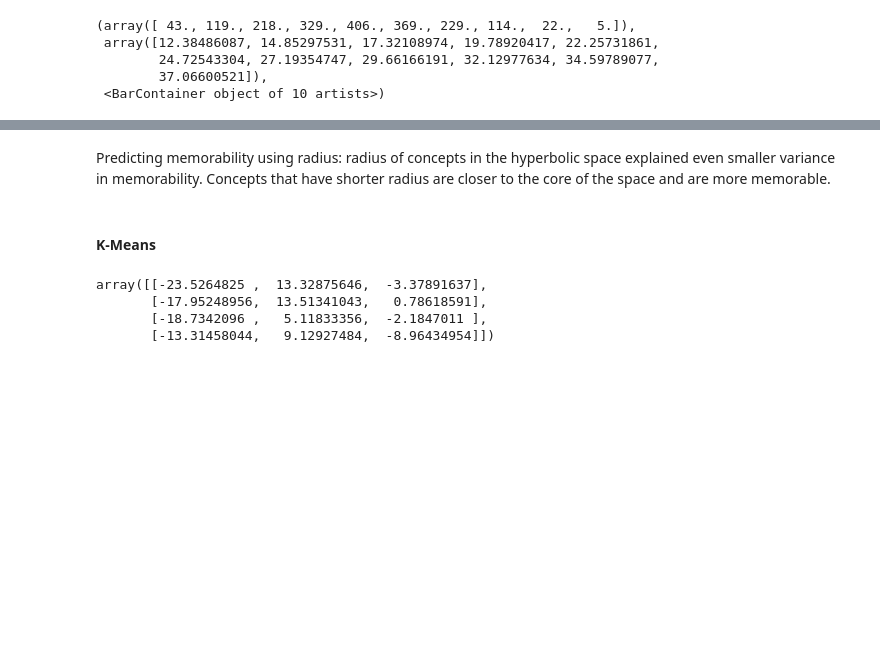
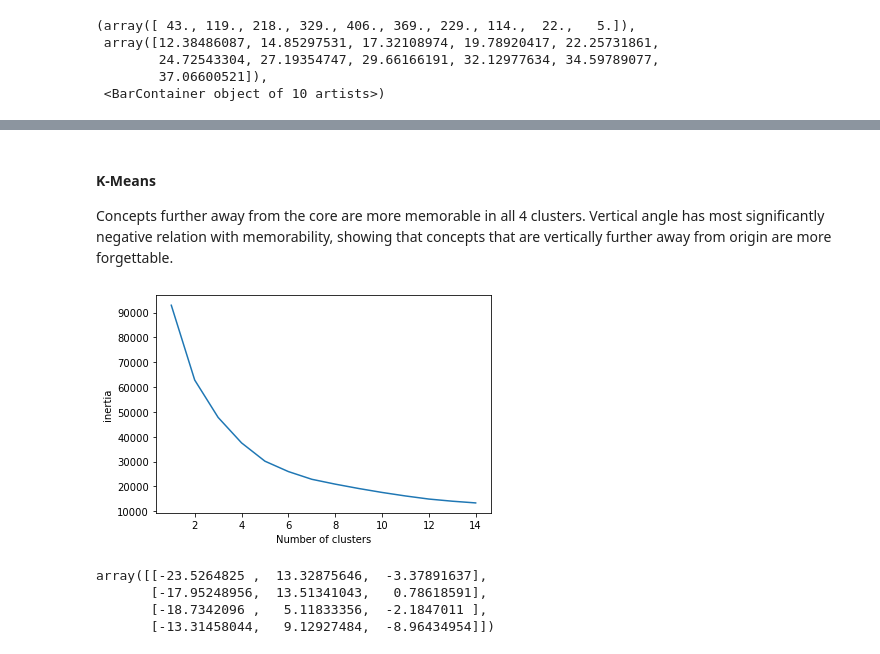
Before and after one commit to Brain-Bridge-Lab/membatross, a Jupyter notebook: membatross_notebook_normalize.ipynb, the cells around one changed output, grey strips where cells are left out. Cells and saved outputs as stored; diff of their text form; code cells hidden in the pictures; blank space fills up the shorter version.

```diff
--- a/membatross_notebook_normalize.ipynb
+++ b/membatross_notebook_normalize.ipynb
@@ -411,10 +409,25 @@ Covariance Type:            nonrobust
 
 Notes:
 [1] Standard Errors assume that the covariance matrix of the errors is correctly specified.
-# %% [markdown]
-Predicting memorability using radius: radius of concepts in the hyperbolic space explained even smaller variance in memorability. Concepts that have shorter radius are closer to the core of the space and are more memorable.
 # %% [markdown]
 #### K-Means
+Concepts further away from the core are more memorable in all 4 clusters. Vertical angle has most significantly negative relation with memorability, showing that concepts that are vertically further away from origin are more forgettable.
+# %%
+import math
+
+inertia = []
+for i in range(1, 15):
+    kmeans = KMeans(n_clusters=i, random_state=42).fit(mean_concept_in_feat_cat[[0,1,2]])
+#     print(kmeans.inertia_)
+    inertia.append(kmeans.inertia_)
+
+%matplotlib inline
+plt.plot(range(1, 15), inertia)
+plt.xlabel('Number of clusters')
+plt.ylabel('inertia')
+plt.show()
+# %% [output]
+[figure, added]
 # %%
 ### K-Means clustering on concepts
 kmeans = KMeans(n_clusters=4, random_state=42).fit(mean_concept_in_feat_cat[[0,1,2]])
```
Also changed, not shown: parts of 68 cells of this notebook, 2 other files.
